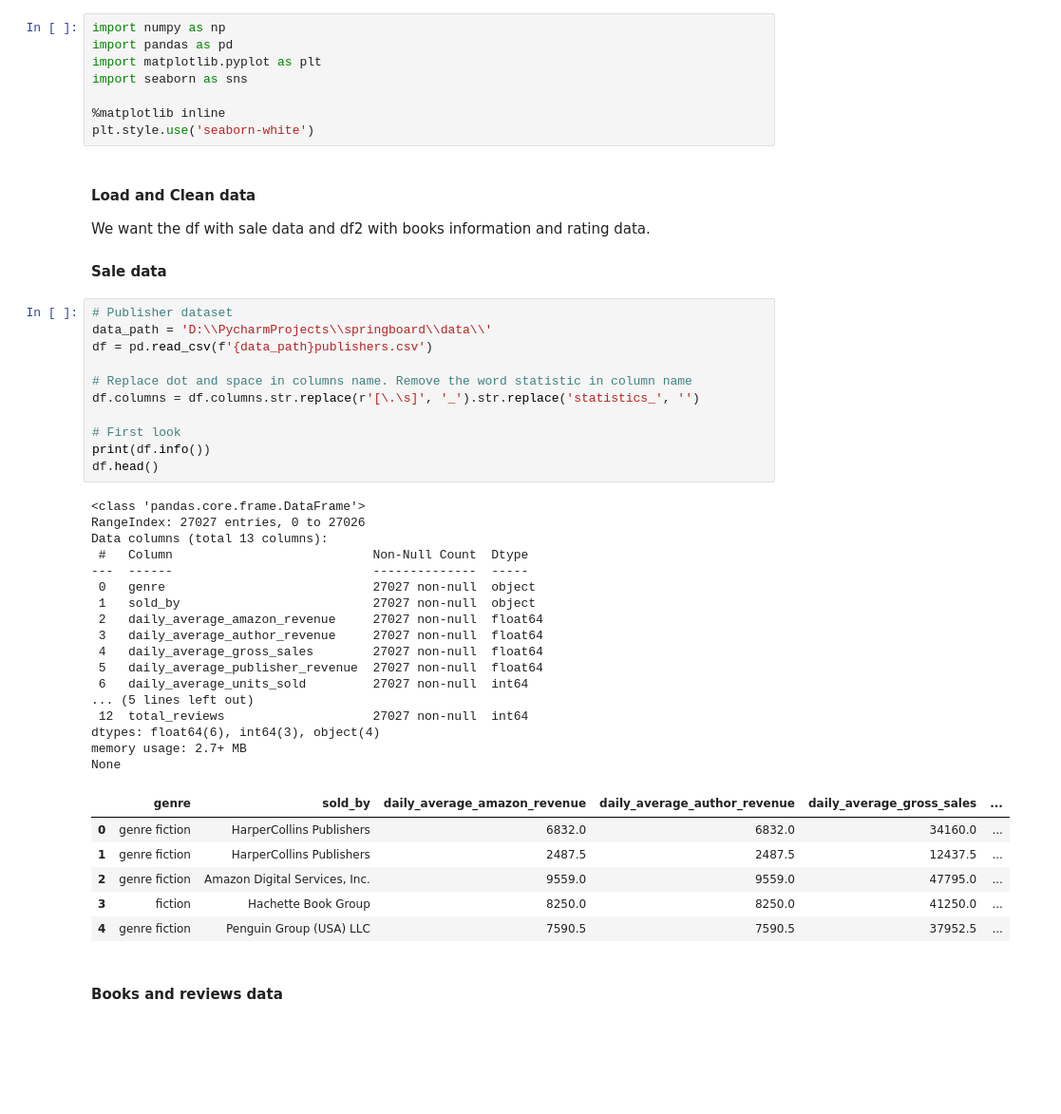
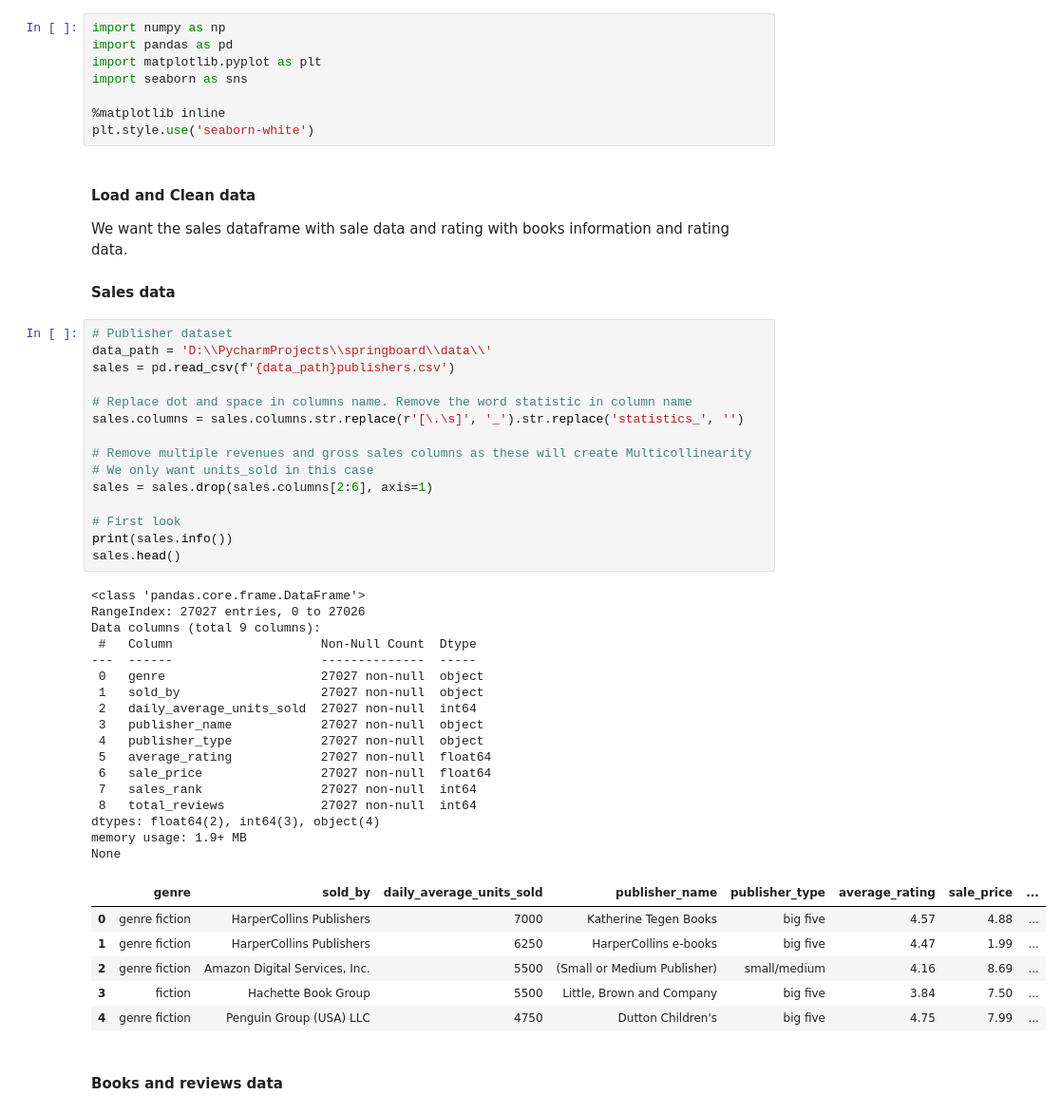
Before and after one commit to vh42720/book_analysis, a Jupyter notebook: book_analysis.ipynb, the cells around one changed output. Shown at 95% size. Drawn from its saved outputs; the diff is of its cells as text; blank space fills up the shorter version.

```diff
--- a/book_analysis.ipynb
+++ b/book_analysis.ipynb
@@ -21,44 +28,48 @@ plt.style.use('seaborn-white')
 # %% [markdown]
 #### Load and Clean data
 
-We want the df with sale data and df2 with books information and rating data.
+We want the sales dataframe with sale data and rating with books information and rating data.
 
-#### Sale data
+#### Sales data
 # %%
 # Publisher dataset
 data_path = 'D:\\PycharmProjects\\springboard\\data\\'
-df = pd.read_csv(f'{data_path}publishers.csv')
+sales = pd.read_csv(f'{data_path}publishers.csv')
 
 # Replace dot and space in columns name. Remove the word statistic in column name
-df.columns = df.columns.str.replace(r'[\.\s]', '_').str.replace('statistics_', '')
+sales.columns = sales.columns.str.replace(r'[\.\s]', '_').str.replace('statistics_', '')
+
+# Remove multiple revenues and gross sales columns as these will create Multicollinearity
+# We only want units_sold in this case
+sales = sales.drop(sales.columns[2:6], axis=1)
 
 # First look
-print(df.info())
-df.head()
+print(sales.info())
+sales.head()
 # %% [output]
 <class 'pandas.core.frame.DataFrame'>
 RangeIndex: 27027 entries, 0 to 27026
-Data columns (total 13 columns):
- #   Column                           Non-Null Count  Dtype
----  ------                           --------------  -----
- 0   genre                            27027 non-null  object
- 1   sold_by                          27027 non-null  object
- 2   daily_average_amazon_revenue     27027 non-null  float64
- 3   daily_average_author_revenue     27027 non-null  float64
- 4   daily_average_gross_sales        27027 non-null  float64
- 5   daily_average_publisher_revenue  27027 non-null  float64
- 6   daily_average_units_sold         27027 non-null  int64
-... (5 lines left out)
- 12  total_reviews                    27027 non-null  int64
-dtypes: float64(6), int64(3), object(4)
-memory usage: 2.7+ MB
+Data columns (total 9 columns):
+ #   Column                    Non-Null Count  Dtype
+---  ------                    --------------  -----
+ 0   genre                     27027 non-null  object
+ 1   sold_by                   27027 non-null  object
+ 2   daily_average_units_sold  27027 non-null  int64
+ 3   publisher_name            27027 non-null  object
+ 4   publisher_type            27027 non-null  object
+ 5   average_rating            27027 non-null  float64
+ 6   sale_price                27027 non-null  float64
+ 7   sales_rank                27027 non-null  int64
+ 8   total_reviews             27027 non-null  int64
+dtypes: float64(2), int64(3), object(4)
+memory usage: 1.9+ MB
 None
-|  | genre | sold_by | daily_average_amazon_revenue | daily_average_author_revenue | daily_average_gross_sales | ... |
-| 0 | genre fiction | HarperCollins Publishers | 6832.0 | 6832.0 | 34160.0 | ... |
-| 1 | genre fiction | HarperCollins Publishers | 2487.5 | 2487.5 | 12437.5 | ... |
-| 2 | genre fiction | Amazon Digital Services, Inc. | 9559.0 | 9559.0 | 47795.0 | ... |
-| 3 | fiction | Hachette Book Group | 8250.0 | 8250.0 | 41250.0 | ... |
-| 4 | genre fiction | Penguin Group (USA) LLC | 7590.5 | 7590.5 | 37952.5 | ... |
+|  | genre | sold_by | daily_average_units_sold | publisher_name | publisher_type | average_rating | sale_price | ... |
+| 0 | genre fiction | HarperCollins Publishers | 7000 | Katherine Tegen Books | big five | 4.57 | 4.88 | ... |
+| 1 | genre fiction | HarperCollins Publishers | 6250 | HarperCollins e-books | big five | 4.47 | 1.99 | ... |
+| 2 | genre fiction | Amazon Digital Services, Inc. | 5500 | (Small or Medium Publisher) | small/medium | 4.16 | 8.69 | ... |
+| 3 | fiction | Hachette Book Group | 5500 | Little, Brown and Company | big five | 3.84 | 7.50 | ... |
+| 4 | genre fiction | Penguin Group (USA) LLC | 4750 | Dutton Children's | big five | 4.75 | 7.99 | ... |
 # %% [markdown]
 #### Books and reviews data
 # %%
```
Also changed, not shown: parts of 19 cells of this notebook, 1 other file.
